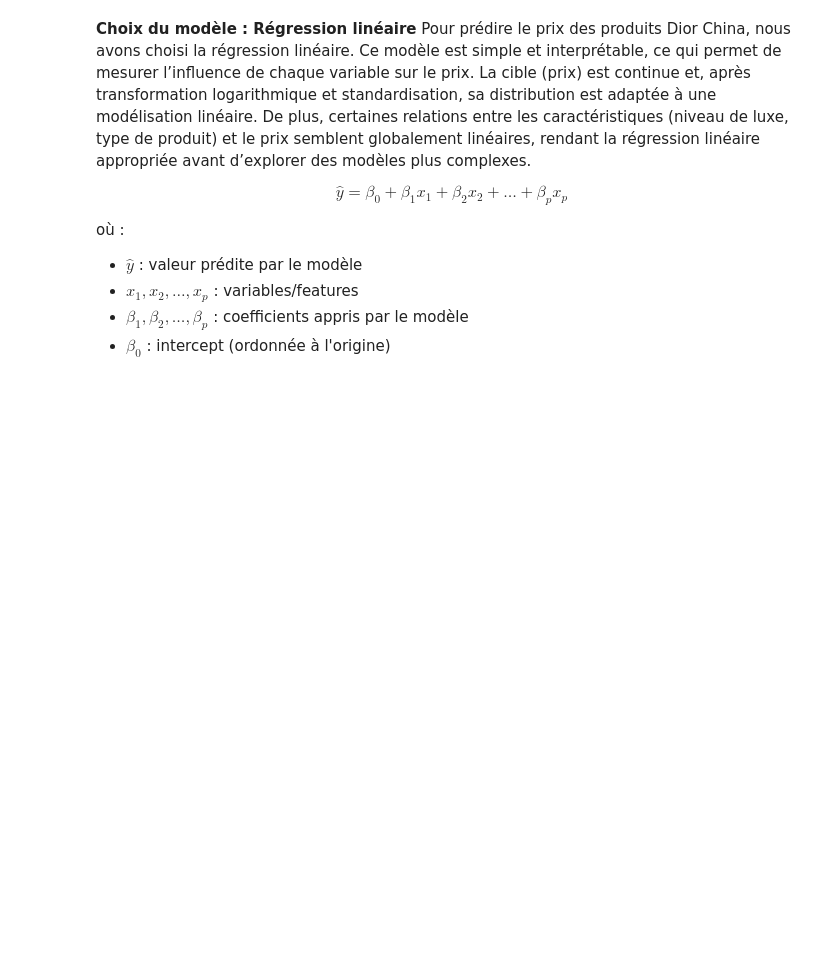
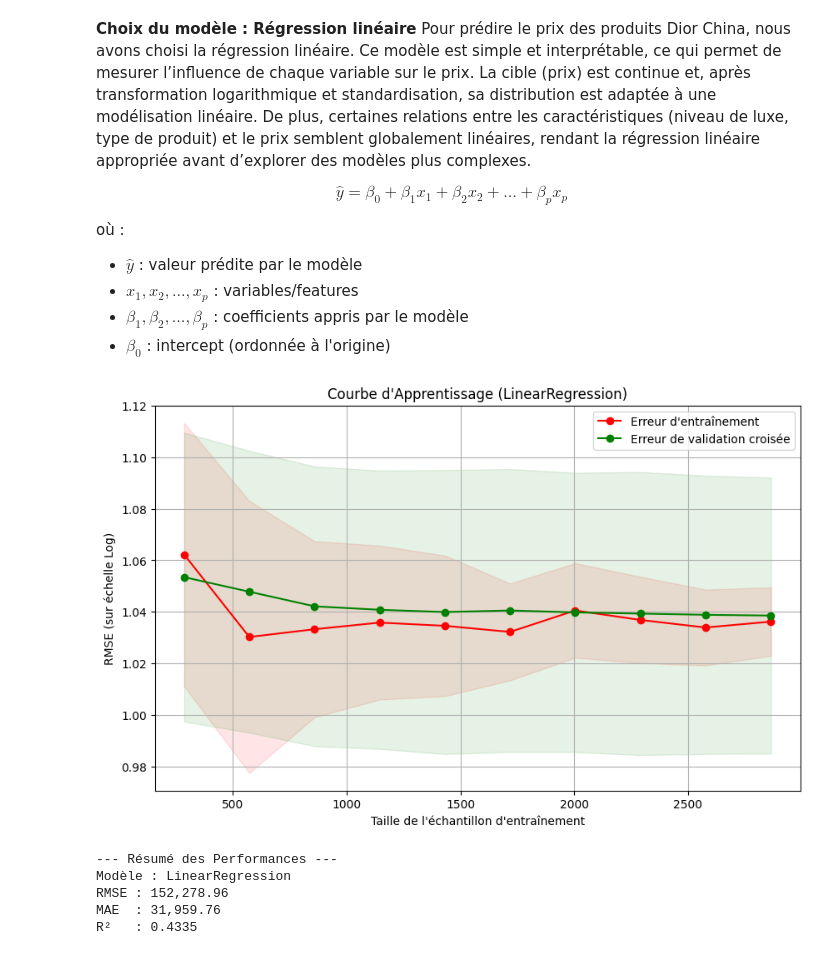
Before and after one commit to Chlooow/Projet-Apprentissage-Artificiel, a Jupyter notebook: notebooks/01_LinearRegression.ipynb, the cells around one changed output. Drawn from its saved outputs; the diff is of its cells as text; code cells hidden in the pictures; blank space fills up the shorter version.

Commit message:
update train, predict, evaluate

```diff
--- a/notebooks/01_LinearRegression.ipynb
+++ b/notebooks/01_LinearRegression.ipynb
@@ -197,3 +206,36 @@ où :
 # %%
 # Model de regression lineaire
 from sklearn.linear_model import LinearRegression
+# %%
+model_LR = LinearRegression()
+
+# Training
+model_LR_trained = train_model(
+    model_LR,
+    X_train_encoder,
+    y_train_transformed,
+    X_test_encoder,
+    y_test_transformed
+)
+# %%
+plot_learning_curve(model_LR, X_train_encoder, y_train_transformed)
+# %% [output]
+[figure, added]
+# %%
+evaluation_results = evaluate_model(
+    model=model_LR_trained,
+    X_test_encoder=X_test_encoder,
+    y_test_raw=y_test
+)
+
+print("\n--- Résumé des Performances ---")
+print(f"Modèle : {evaluation_results['model_name']}")
+print(f"RMSE : {evaluation_results['rmse']:,.2f}")
+print(f"MAE  : {evaluation_results['mae']:,.2f}")
+print(f"R²   : {evaluation_results['r2']:.4f}")
+# %% [output]
+--- Résumé des Performances ---
+Modèle : LinearRegression
+RMSE : 152,278.96
+MAE  : 31,959.76
+R²   : 0.4335
```
Also changed, not shown: parts of 6 cells of this notebook, 2 other files.
